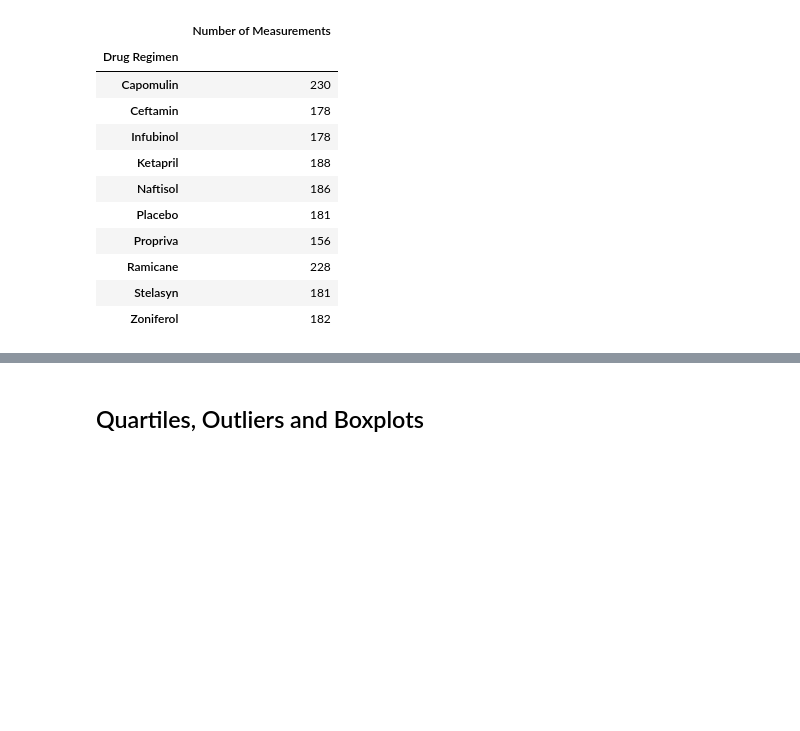
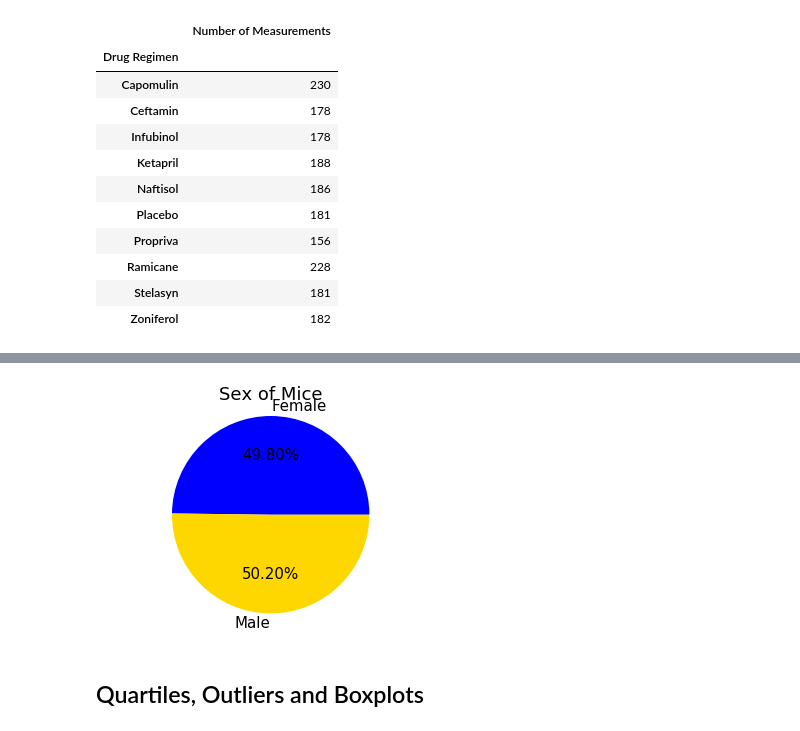
Before and after one commit to aburstyn9068/matplotlib-challenge, a Jupyter notebook: pymaceuticals_starter.ipynb, the cells around one changed output, grey strips where cells are left out. Drawn from its saved outputs; the diff is of its cells as text; code cells hidden in the pictures; blank space fills up the shorter version.

```diff
--- a/pymaceuticals_starter.ipynb
+++ b/pymaceuticals_starter.ipynb
@@ -228,5 +234,13 @@ plt.show()
 # %%
 # Generate a pie plot showing the distribution of female versus male mice using pyplot
+plt.rcParams['font.size'] = 15
+plt.title("Sex of Mice")
+plt.pie(sexDF["Total"],labels=sexDF.index, autopct='%.2f%%',colors=("b","gold"))
+plt.axis("equal")
+
+plt.show()
+# %% [output]
+[figure, added]
 # %% [markdown]
 ## Quartiles, Outliers and Boxplots
 # %%
```
Also changed, not shown: parts of 14 cells of this notebook.
